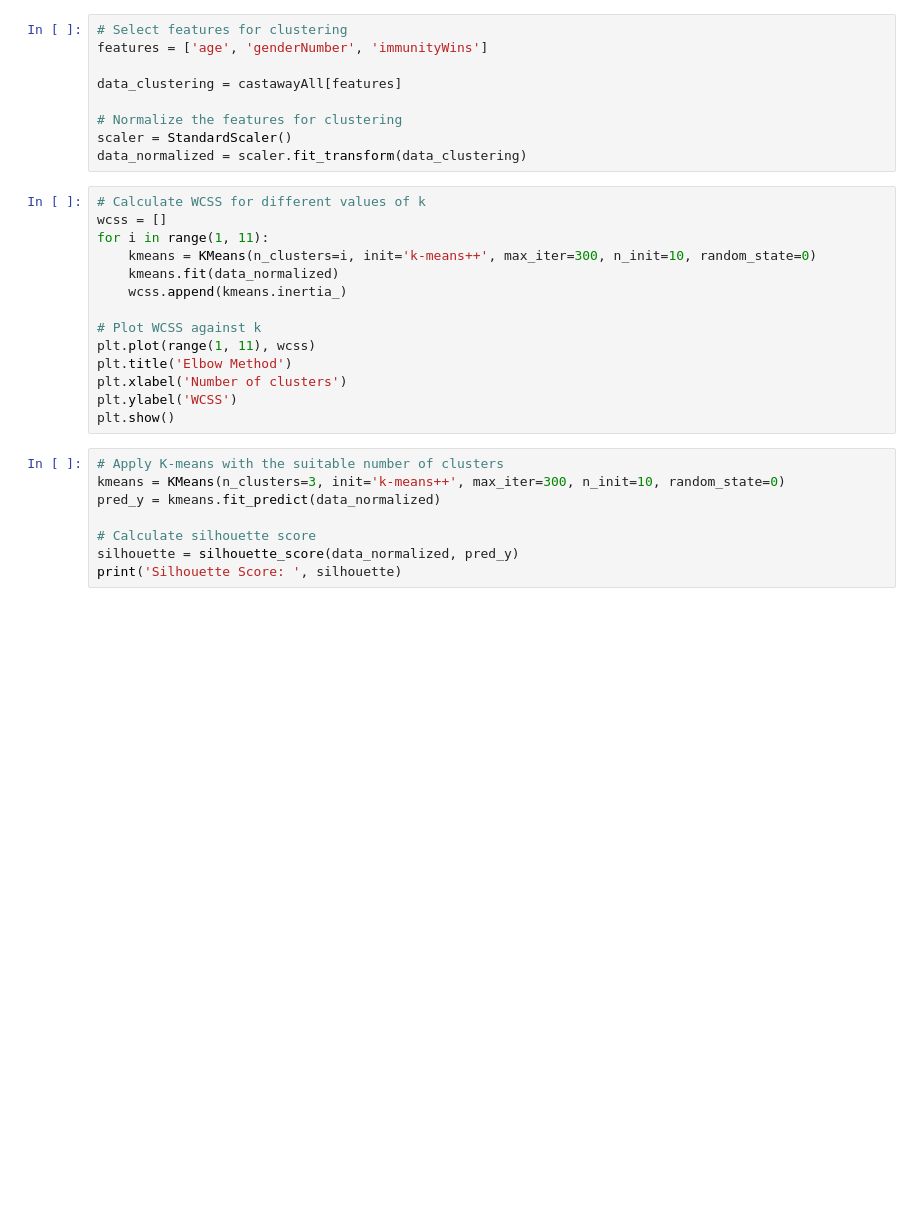
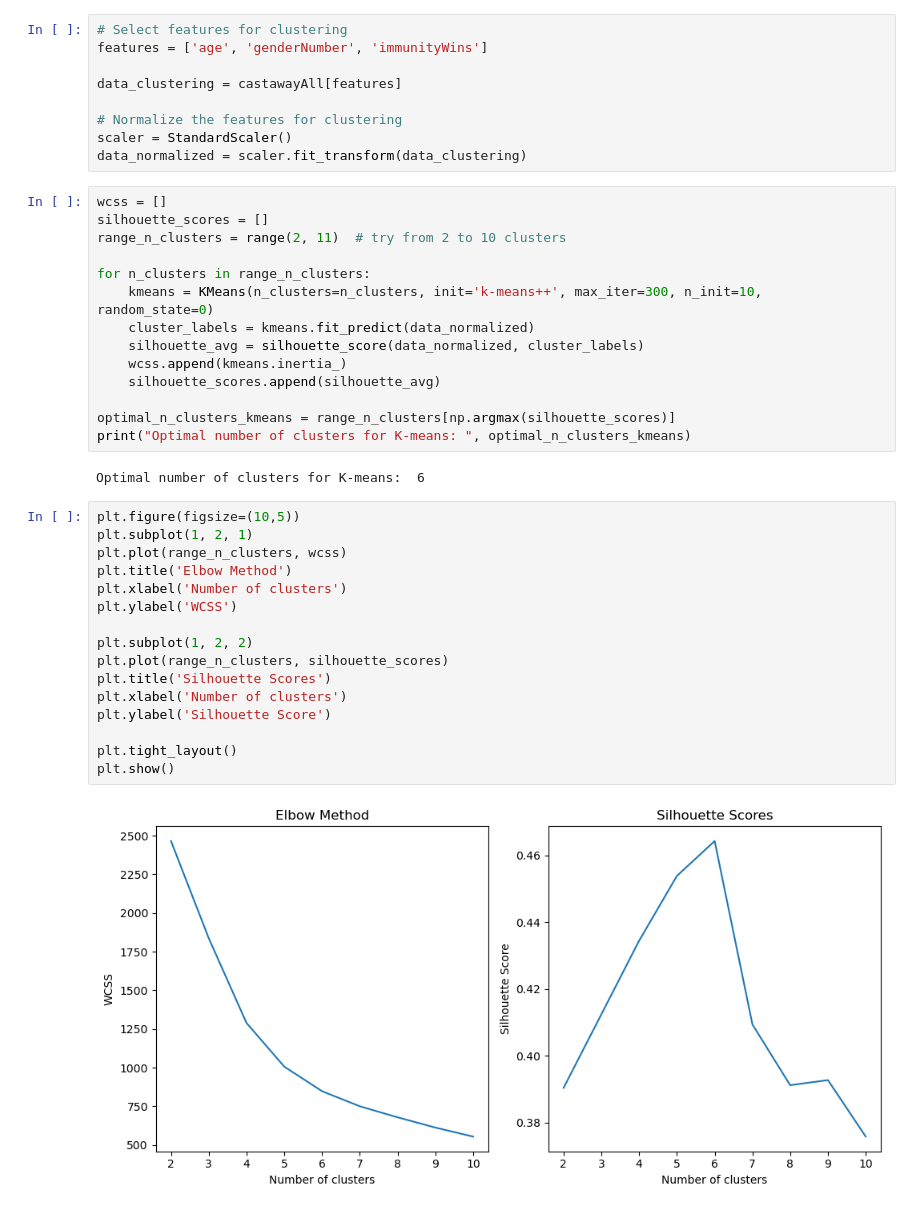
Before and after one commit to DotSumWedge/SurvivorAnalysis, a Jupyter notebook: ClusterAnalysis.ipynb, the cells around one changed output. Cells and saved outputs as stored; diff of their text form; blank space fills up the shorter version.

```diff
--- a/ClusterAnalysis.ipynb
+++ b/ClusterAnalysis.ipynb
@@ -120,24 +127,36 @@ data_clustering = castawayAll[features]
 scaler = StandardScaler()
 data_normalized = scaler.fit_transform(data_clustering)
 # %%
-# Calculate WCSS for different values of k
 wcss = []
-for i in range(1, 11):
-    kmeans = KMeans(n_clusters=i, init='k-means++', max_iter=300, n_init=10, random_state=0)
-    kmeans.fit(data_normalized)
+silhouette_scores = []
+range_n_clusters = range(2, 11)  # try from 2 to 10 clusters
+
+for n_clusters in range_n_clusters:
+    kmeans = KMeans(n_clusters=n_clusters, init='k-means++', max_iter=300, n_init=10, random_state=0)
+    cluster_labels = kmeans.fit_predict(data_normalized)
+    silhouette_avg = silhouette_score(data_normalized, cluster_labels)
     wcss.append(kmeans.inertia_)
+    silhouette_scores.append(silhouette_avg)
 
-# Plot WCSS against k
-plt.plot(range(1, 11), wcss)
-plt.title('Elbow Method')
-plt.xlabel('Number of clusters')
-plt.ylabel('WCSS')
-plt.show()
+optimal_n_clusters_kmeans = range_n_clusters[np.argmax(silhouette_scores)]
+print("Optimal number of clusters for K-means: ", optimal_n_clusters_kmeans)
+# %% [output]
+Optimal number of clusters for K-means:  6
 # %%
-# Apply K-means with the suitable number of clusters
-kmeans = KMeans(n_clusters=3, init='k-means++', max_iter=300, n_init=10, random_state=0)
-pred_y = kmeans.fit_predict(data_normalized)
+plt.figure(figsize=(10,5))
+plt.subplot(1, 2, 1)
+plt.plot(range_n_clusters, wcss)
+plt.title('Elbow Method')
+plt.xlabel('Number of clusters')
+plt.ylabel('WCSS')
 
-# Calculate silhouette score
-silhouette = silhouette_score(data_normalized, pred_y)
-print('Silhouette Score: ', silhouette)
+plt.subplot(1, 2, 2)
+plt.plot(range_n_clusters, silhouette_scores)
+plt.title('Silhouette Scores')
+plt.xlabel('Number of clusters')
+plt.ylabel('Silhouette Score')
+
+plt.tight_layout()
+plt.show()
+# %% [output]
+[figure, added]
```
Also changed, not shown: parts of 7 cells of this notebook.
